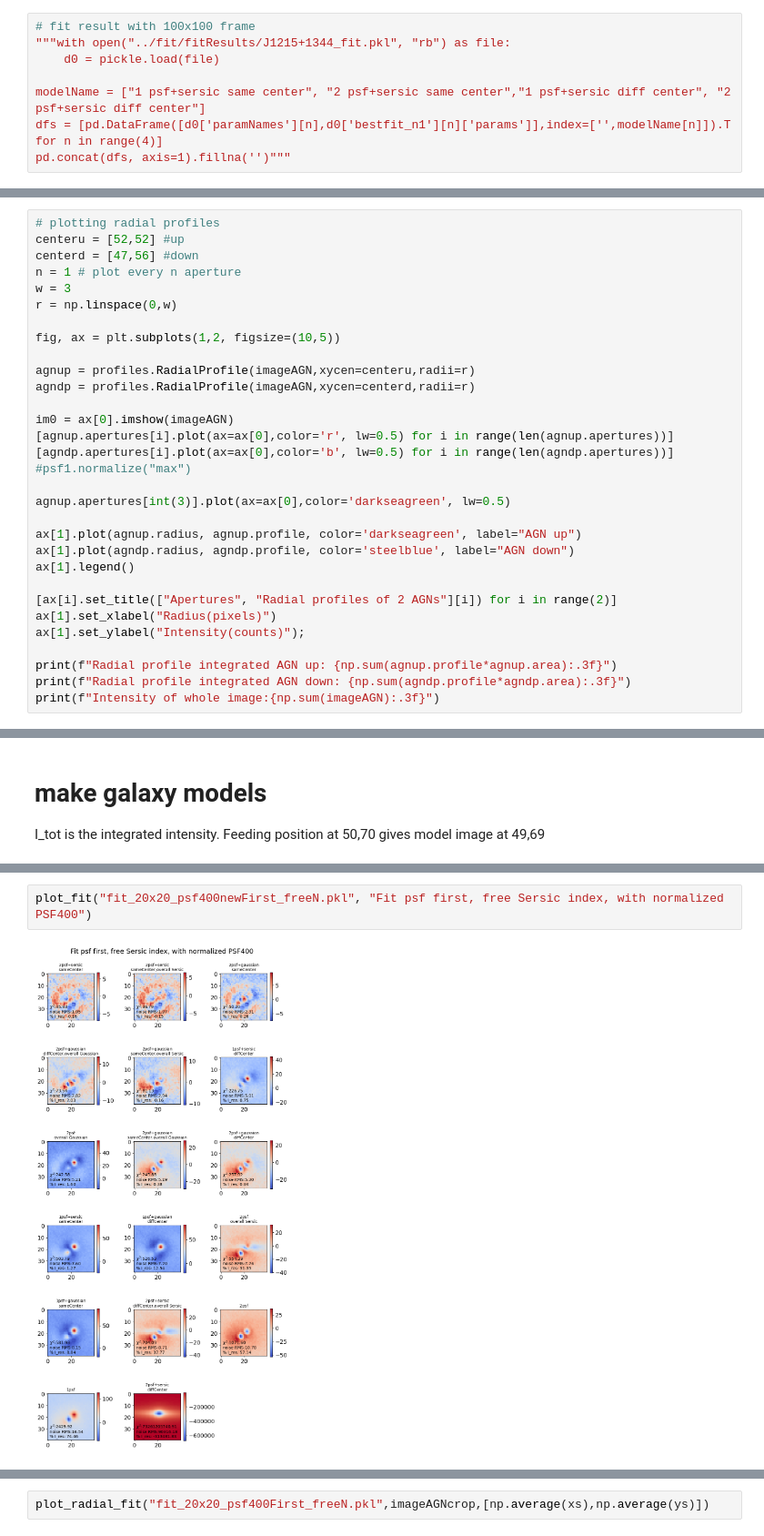
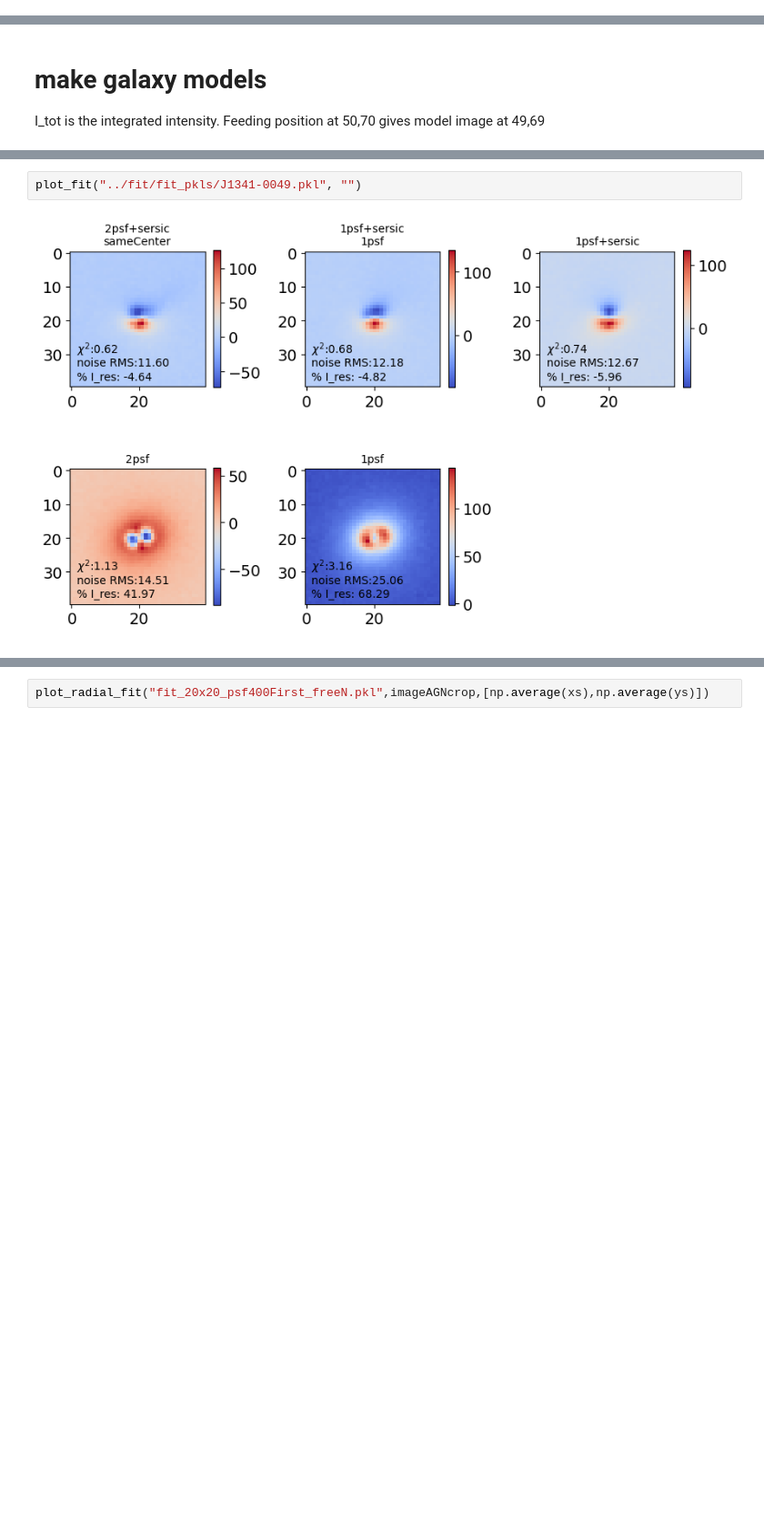
Before and after one commit to insepien/dualAGN, a Jupyter notebook: scrap_notebooks/checkFit.ipynb, the cells around one changed output, grey strips where cells are left out. Shown at 91% size. Cells and saved outputs as stored; diff of their text form; blank space fills up the shorter version.

Commit message:
add plot fit scripts and plots

```diff
--- a/scrap_notebooks/checkFit.ipynb
+++ b/scrap_notebooks/checkFit.ipynb
@@ -34,8 +24,0 @@ psf100 = fits.getdata("psf100.fits")
-# %%
-# fit result with 100x100 frame
-"""with open("../fit/fitResults/J1215+1344_fit.pkl", "rb") as file:
-    d0 = pickle.load(file)
-
-modelName = ["1 psf+sersic same center", "2 psf+sersic same center","1 psf+sersic diff center", "2 psf+sersic diff center"]
-dfs = [pd.DataFrame([d0['paramNames'][n],d0['bestfit_n1'][n]['params']],index=['',modelName[n]]).T for n in range(4)]
-pd.concat(dfs, axis=1).fillna('')"""
@@ -46,31 +24,0 @@ pd.concat(dfs, axis=1).fillna('')"""
-# %%
-# plotting radial profiles
-centeru = [52,52] #up
-centerd = [47,56] #down
-n = 1 # plot every n aperture
-w = 3
-r = np.linspace(0,w)
-
-fig, ax = plt.subplots(1,2, figsize=(10,5))
-
-agnup = profiles.RadialProfile(imageAGN,xycen=centeru,radii=r)
-agndp = profiles.RadialProfile(imageAGN,xycen=centerd,radii=r)
-
-im0 = ax[0].imshow(imageAGN)
-[agnup.apertures[i].plot(ax=ax[0],color='r', lw=0.5) for i in range(len(agnup.apertures))]
-[agndp.apertures[i].plot(ax=ax[0],color='b', lw=0.5) for i in range(len(agndp.apertures))]
-#psf1.normalize("max")
-
-agnup.apertures[int(3)].plot(ax=ax[0],color='darkseagreen', lw=0.5)
-
-ax[1].plot(agnup.radius, agnup.profile, color='darkseagreen', label="AGN up")
-ax[1].plot(agndp.radius, agndp.profile, color='steelblue', label="AGN down")
-ax[1].legend()
-
-[ax[i].set_title(["Apertures", "Radial profiles of 2 AGNs"][i]) for i in range(2)]
-ax[1].set_xlabel("Radius(pixels)")
-ax[1].set_ylabel("Intensity(counts)");
-
-print(f"Radial profile integrated AGN up: {np.sum(agnup.profile*agnup.area):.3f}")
-print(f"Radial profile integrated AGN down: {np.sum(agndp.profile*agndp.area):.3f}")
-print(f"Intensity of whole image:{np.sum(imageAGN):.3f}")
@@ -526,4 +575,4 @@ def fit_multi(models):
 # %%
-plot_fit("fit_20x20_psf400newFirst_freeN.pkl", "Fit psf first, free Sersic index, with normalized PSF400")
+plot_fit("../fit/fit_pkls/J1341-0049.pkl", "")
 # %% [output]
-[figure, old version]
+[figure, new version]
```
Also changed, not shown: parts of 17 cells of this notebook, 13 other files.
